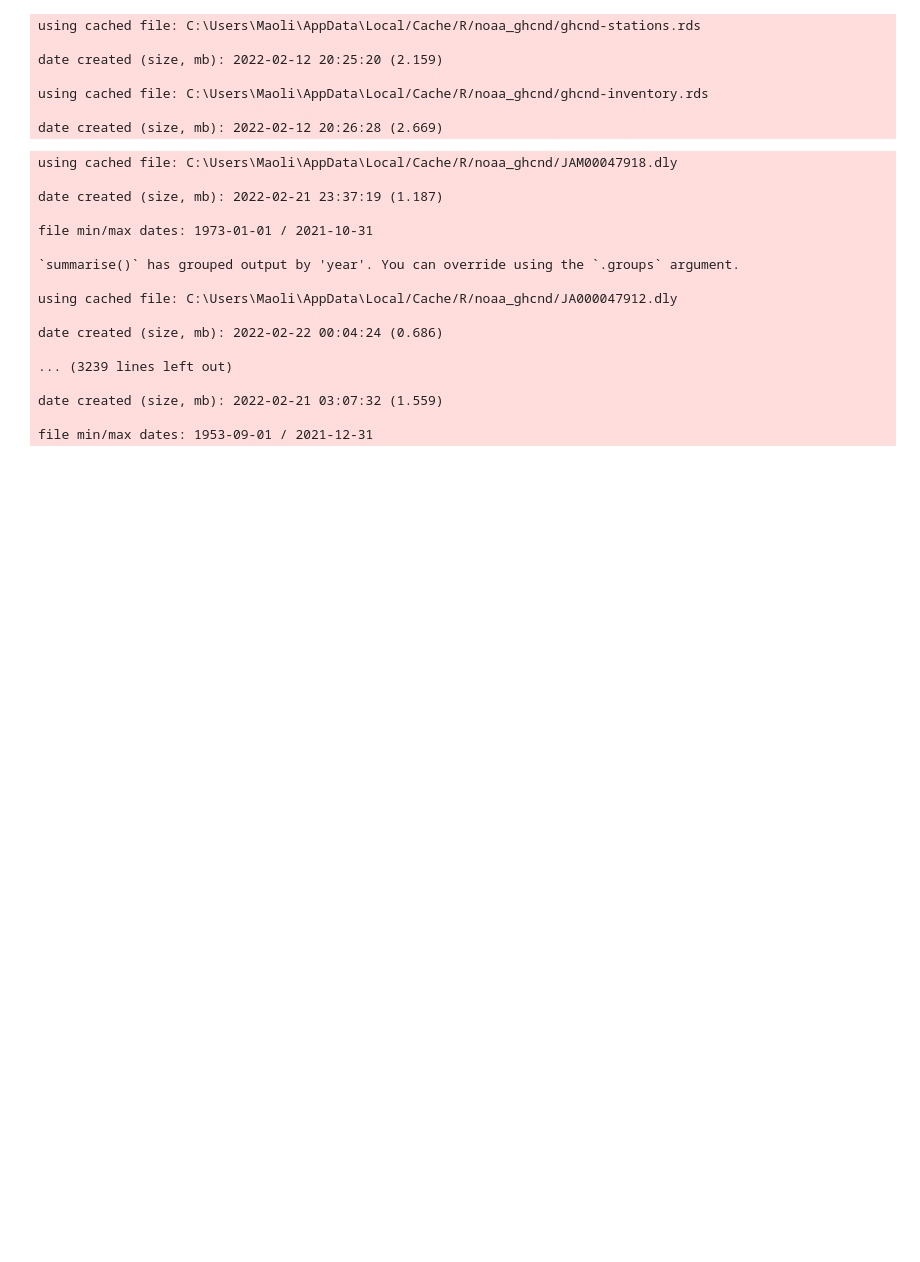
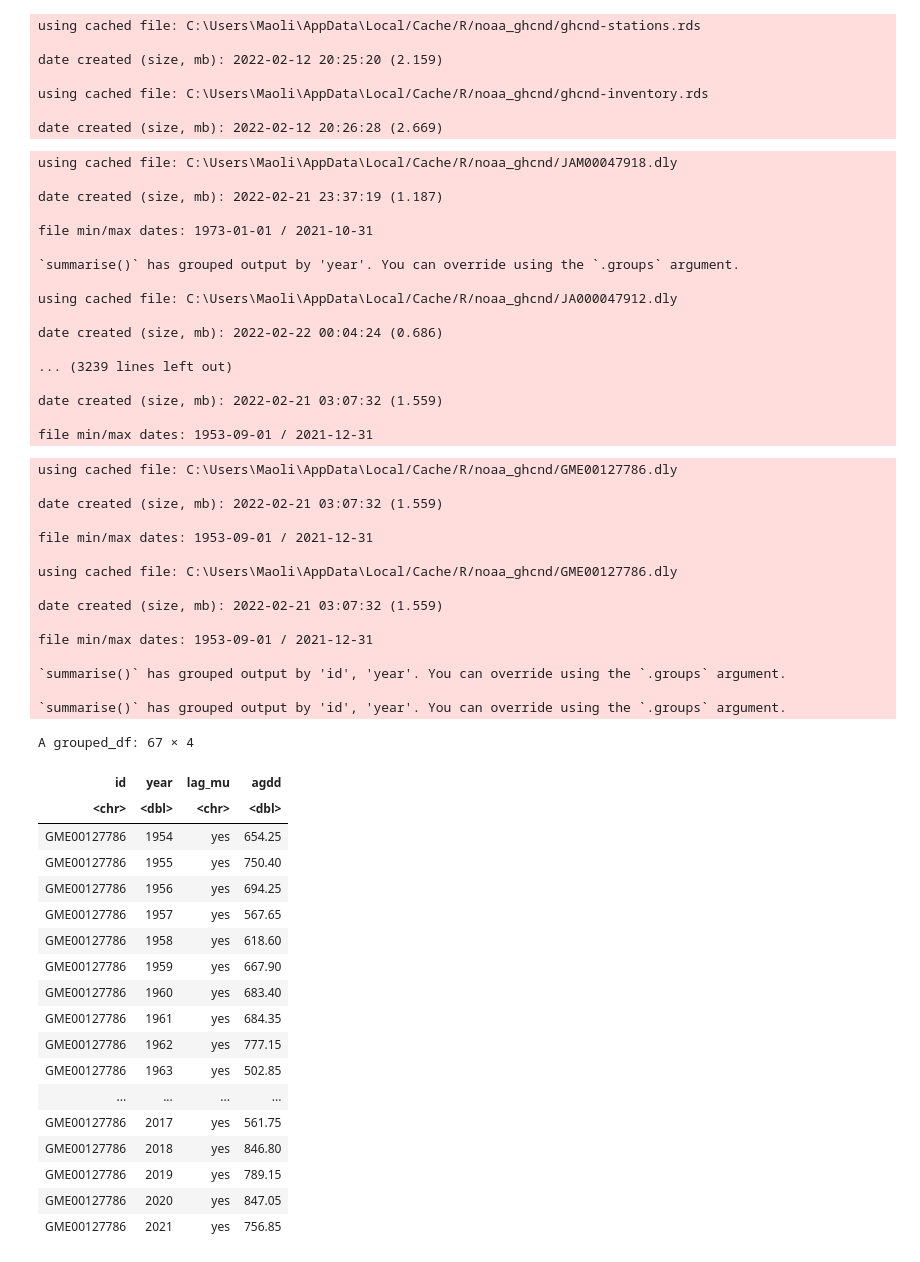
Before and after one commit to aimee0317/cherry-blossom-prediction, a Jupyter notebook: data/data_merge.ipynb, the cells around one changed output. Saved outputs shown, nothing was run; the diff lists cells and outputs as text; code cells hidden in the pictures; blank space fills up the shorter version.

Commit message:
first step for creating agdd data

```diff
--- a/data/data_merge.ipynb
+++ b/data/data_merge.ipynb
@@ -134,0 +174,60 @@ write.csv(result,"processed/clean.csv", row.names = FALSE)
+# %%
+d <- ghcnd_search(stationid = "GME00127786", date_min = "1950-01-01", date_max = "2022-01-31")[["tmax"]]
+f <- ghcnd_search(stationid = "GME00127786", date_min = "1950-01-01", date_max = "2022-01-31")[["tmin"]]
+mlist <- c(10, 11, 12, 1)
+lagnum <- 3
+
+df <- merge(d, f, by = c("date", "id")) |>
+  select(date, id, tmax, tmin) |>
+  mutate(year = year(date), month = month(date), tmax = tmax / 10, tmin = tmin / 10) |>
+  mutate(gdd = (tmax + tmin) / 2 - 0) |>
+  mutate(gdd = case_when(gdd < 0 ~ 0,
+                         TRUE ~ gdd)) |>
+  group_by(id, year, month) |>
+  summarise(agdd = sum(gdd)) |>
+  ungroup() |>
+  mutate(mu = case_when(month %in% mlist ~ "yes",
+                        TRUE ~ "no")) |>
+  mutate(lag_agdd = lag(agdd, lagnum),
+         lag_mu = lag(mu, lagnum)) |>
+  filter(lag_mu == "yes") |>
+  group_by(id, year, lag_mu) |>
+  summarise(agdd = sum(lag_agdd))
+
+
+df
+# %% [output]
+using cached file: C:\Users\Maoli\AppData\Local/Cache/R/noaa_ghcnd/GME00127786.dly
+
+date created (size, mb): 2022-02-21 03:07:32 (1.559)
+
+file min/max dates: 1953-09-01 / 2021-12-31
+
+using cached file: C:\Users\Maoli\AppData\Local/Cache/R/noaa_ghcnd/GME00127786.dly
+
+date created (size, mb): 2022-02-21 03:07:32 (1.559)
+
+file min/max dates: 1953-09-01 / 2021-12-31
+
+`summarise()` has grouped output by 'id', 'year'. You can override using the `.groups` argument.
+
+`summarise()` has grouped output by 'id', 'year'. You can override using the `.groups` argument.
+A grouped_df: 67 × 4
+| id | year | lag_mu | agdd |
+| <chr> | <dbl> | <chr> | <dbl> |
+| GME00127786 | 1954 | yes | 654.25 |
+| GME00127786 | 1955 | yes | 750.40 |
+| GME00127786 | 1956 | yes | 694.25 |
+| GME00127786 | 1957 | yes | 567.65 |
+| GME00127786 | 1958 | yes | 618.60 |
+| GME00127786 | 1959 | yes | 667.90 |
+| GME00127786 | 1960 | yes | 683.40 |
+| GME00127786 | 1961 | yes | 684.35 |
+| GME00127786 | 1962 | yes | 777.15 |
+| GME00127786 | 1963 | yes | 502.85 |
+| ... | ... | ... | ... |
+| GME00127786 | 2017 | yes | 561.75 |
+| GME00127786 | 2018 | yes | 846.80 |
+| GME00127786 | 2019 | yes | 789.15 |
+| GME00127786 | 2020 | yes | 847.05 |
+| GME00127786 | 2021 | yes | 756.85 |
```
Also changed, not shown: parts of 6 cells of this notebook.
